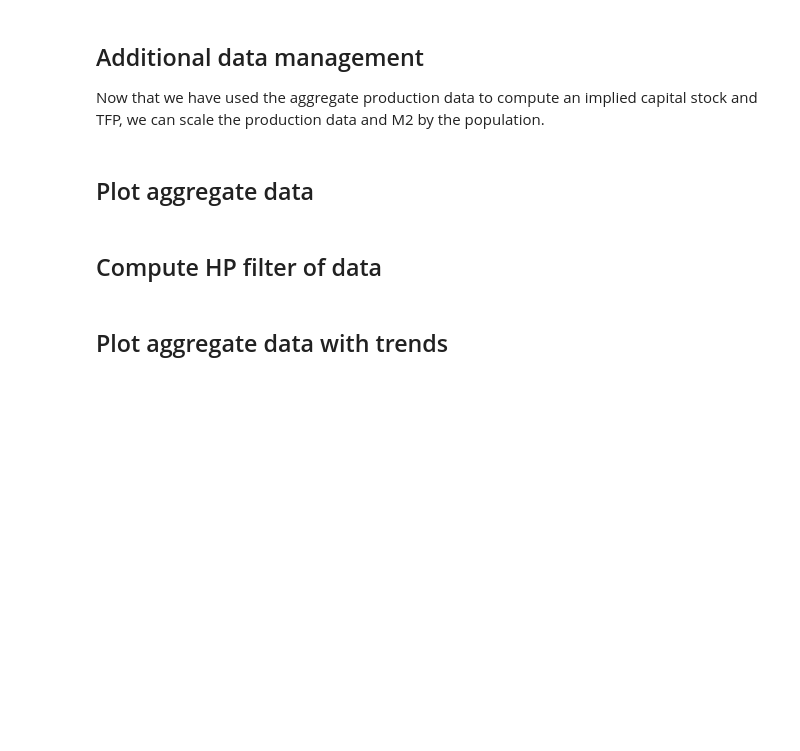
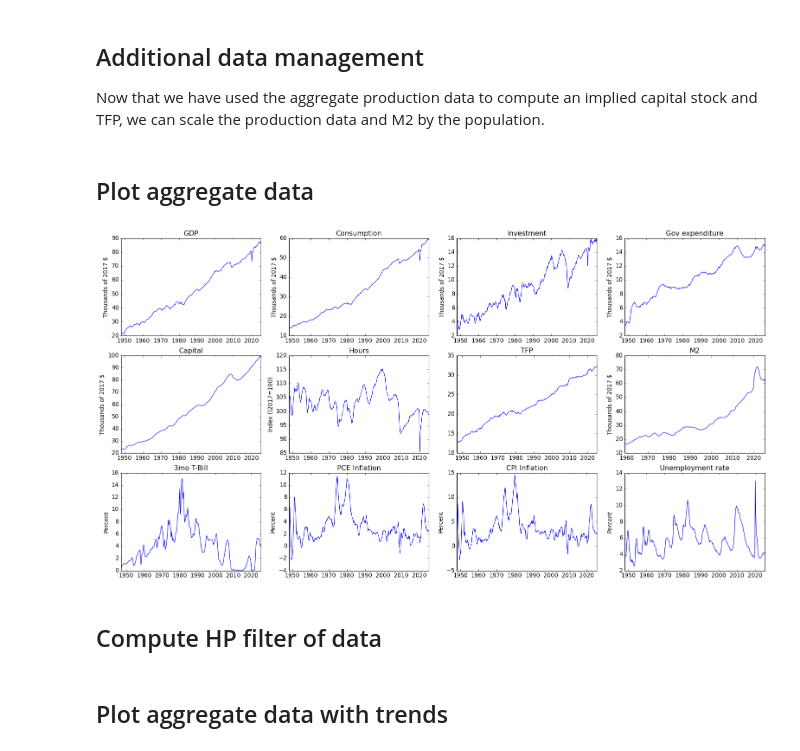
Before and after one commit to letsgoexploring/computational-macroeconomics, a Jupyter notebook: Data/Code/business_cycle_data.ipynb, the cells around one changed output. Cells and saved outputs as stored; diff of their text form; code cells hidden in the pictures; blank space fills up the shorter version.

```diff
--- a/Data/Code/business_cycle_data.ipynb
+++ b/Data/Code/business_cycle_data.ipynb
@@ -20,7 +18,7 @@ import fredpy as fp
 import matplotlib.pyplot as plt
 
 plt.style.use('classic')
-%matplotlib inline
+plt.rcParams['figure.facecolor'] = 'white'
 # %%
 # Export path: Set to empty string '' if you want to export data to current directory
 export_path = '../Csv/'
@@ -66,6 +64,12 @@ cpi = fp.series('CPIAUCSL')
 m2 = fp.series('M2SL')
 tbill_3mo = fp.series('TB3MS')
 unemployment = fp.series('UNRATE')
+
+# Base year for NIPA deflators
+cpi_base_year = cpi.units.split(' ')[1].split('=')[0]
+
+# Base year for CPI
+nipa_base_year = deflator.units.split(' ')[1].split('=')[0]
 
 # Convert monthly M2, 3-mo T-Bill, and unemployment to quarterly
 m2 = m2.as_frequency('Q')
@@ -90,12 +94,6 @@ exports = deflate(exports,deflator)
 imports = deflate(imports,deflator)
 m2 = deflate(m2,deflator)
 
-# Base year for GDP deflator
-deflator_base_year = deflator.units.split(' ')[1][:4]
-
-# Base year for hours
-hours_base_year = hours.units.split(' ')[1][:4]
-
 # pce inflation as percent change over past year
 pce_deflator = pce_deflator.apc()
 
@@ -198,14 +202,19 @@ alpha = 0.35
 s = np.mean(investment.data/gdp.data)
 
 # Average quarterly labor hours growth rate
-n = (hours.data[-1]/hours.data[0])**(1/(len(hours.data)-1)) - 1
+n = (hours.data.iloc[-1]/hours.data.iloc[0])**(1/(len(hours.data)-1)) - 1
 
 # Average quarterly real GDP growth rate
-g = ((gdp.data[-1]/gdp.data[0])**(1/(len(gdp.data)-1)) - 1) - n
+g = ((gdp.data.iloc[-1]/gdp.data.iloc[0])**(1/(len(gdp.data)-1)) - 1) - n
 
-# Compute annual depreciation rate
+## Compute annual depreciation rate
+
+# Download annual gdp and depreciation data
 depA = fp.series('M1TTOTL1ES000')
 gdpA = fp.series('gdpa')
+
+# Divide depreciation data by 1000 to change units from millions of $ to billions of $
+depA = depA.divide(1000)
 
 gdpA = gdpA.window([gdp.data.index[0],gdp.data.index[-1]])
 gdpA,depA = fp.window_equalize([gdpA,depA])
@@ -222,10 +231,10 @@ print('Avg annual dep rate:    ',round(4*delta,5))
 # Construct the capital series. Note that the GPD and investment data are reported on an annualized basis
 # so divide by 4 to get quarterly data.
 capital = np.zeros(len(gdp.data))
-capital[0] = gdp.data[0]/4*s/(n+g+delta)
+capital[0] = gdp.data.iloc[0]/4*s/(n+g+delta)
 
 for t in range(len(gdp.data)-1):
-    capital[t+1] = investment.data[t]/4 + (1-delta)*capital[t]
+    capital[t+1] = investment.data.iloc[t]/4 + (1-delta)*capital[t]
 
 # Save in a fredpy series
 capital = fp.to_fred_series(data = capital,dates =gdp.data.index,units = gdp.units,title='Capital stock of the US',frequency='Quarterly')
@@ -268,7 +277,7 @@ m2 = m2.per_capita(civ_pop=True).times(1000)
 
 
 # Scale hours per person to equal 100 on October (Quarter III) of GDP deflator base year.
-hours.data = hours.data/hours.data.loc[deflator_base_year+'-10-01']*100
+hours.data = hours.data/hours.data.loc[nipa_base_year+'-10-01']*100
 # %% [markdown]
 ## Plot aggregate data
 # %%
@@ -276,50 +285,52 @@ fig, axes = plt.subplots(3,4,figsize=(6*4,4*3))
 
 axes[0][0].plot(gdp.data)
 axes[0][0].set_title('GDP')
-axes[0][0].set_ylabel('Thousands of '+deflator_base_year+' $')
+axes[0][0].set_ylabel('Thousands of '+nipa_base_year+' $')
 
 axes[0][1].plot(consumption.data)
 axes[0][1].set_title('Consumption')
-axes[0][1].set_ylabel('Thousands of '+deflator_base_year+' $')
+axes[0][1].set_ylabel('Thousands of '+nipa_base_year+' $')
 
 axes[0][2].plot(investment.data)
 axes[0][2].set_title('Investment')
-axes[0][2].set_ylabel('Thousands of '+deflator_base_year+' $')
+axes[0][2].set_ylabel('Thousands of '+nipa_base_year+' $')
 
 axes[0][3].plot(government.data)
 axes[0][3].set_title('Gov expenditure')
-axes[0][3].set_ylabel('Thousands of '+deflator_base_year+' $')
+axes[0][3].set_ylabel('Thousands of '+nipa_base_year+' $')
 
 axes[1][0].plot(capital.data)
 axes[1][0].set_title('Capital')
-axes[1][0].set_ylabel('Thousands of '+deflator_base_year+' $')
+axes[1][0].set_ylabel('Thousands of '+nipa_base_year+' $')
 
 axes[1][1].plot(hours.data)
 axes[1][1].set_title('Hours')
-axes[1][1].set_ylabel('Index ()'+hours_base_year+'=100)')
+axes[1][1].set_ylabel('Index ()'+nipa_base_year+'=100)')
 
 axes[1][2].plot(tfp.data)
 axes[1][2].set_title('TFP')
 
 axes[1][3].plot(m2.data)
 axes[1][3].set_title('M2')
-axes[1][3].set_ylabel('Thousands of '+deflator_base_year+' $')
+axes[1][3].set_ylabel('Thousands of '+nipa_base_year+' $')
 
 axes[2][0].plot(tbill_3mo.data*100)
 axes[2][0].set_title('3mo T-Bill')
 axes[2][0].set_ylabel('Percent')
 
 axes[2][1].plot(pce_deflator.data*100)
 axes[2][1].set_title('PCE Inflation')
 axes[2][1].set_ylabel('Percent')
 
 axes[2][2].plot(cpi.data*100)
 axes[2][2].set_title('CPI Inflation')
 axes[2][2].set_ylabel('Percent')
 
 axes[2][3].plot(unemployment.data*100)
 axes[2][3].set_title('Unemployment rate')
 axes[2][3].set_ylabel('Percent');
+# %% [output]
+[figure, added]
 # %% [markdown]
 ## Compute HP filter of data
 # %%
```
Also changed, not shown: parts of 8 cells of this notebook, 5 other files.
